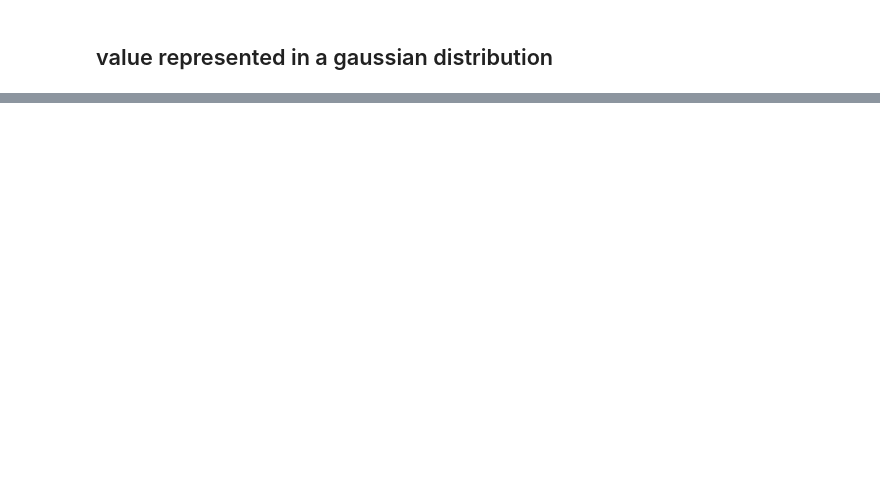
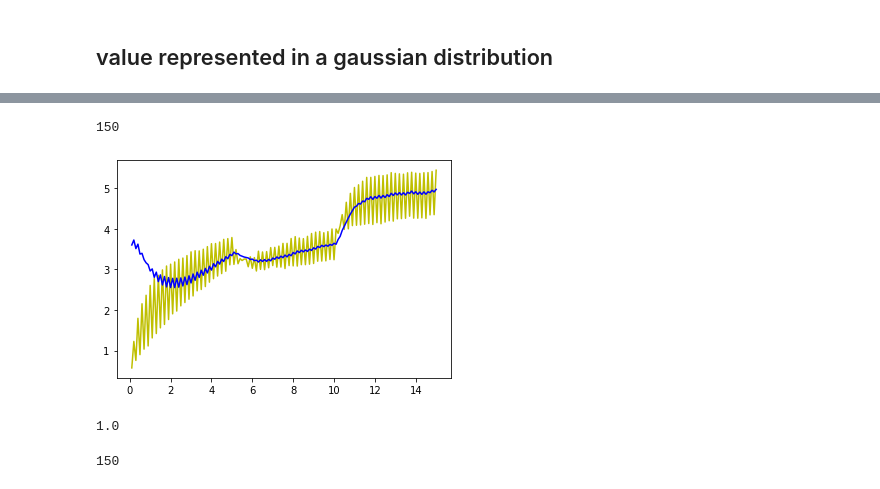
Before and after one commit to Kikumu/Computational-science-practice, a Jupyter notebook: Untitled.ipynb, the cells around one changed output, grey strips where cells are left out. Drawn from its saved outputs; the diff is of its cells as text; code cells hidden in the pictures; blank space fills up the shorter version.

```diff
--- a/Untitled.ipynb
+++ b/Untitled.ipynb
@@ -452,0 +415,30 @@ print(x_exact_save1)
+# %%
+def predict(noise2,weights2):
+    net_sum = 0
+    net_sum = weights2[0]
+    net_sum += weights2[1]*noise2
+    activation2 = sigmoid_activation(net_sum)
+    return activation2, net_sum
+# %%
+def train_weights(array, lr, loops):
+    weights3 = [-0.10,rand.uniform(0,1)]
+    for loop in range(loops):
+        net_array = []
+        sum_error = 0.0
+        for a in array:
+            prediction, netwrk_sum = predict(a,weights3)
+            Target = a
+            delta = Target - prediction
+            error = delta
+            net_array.append(prediction)
+            #weights3[0] = weights3[0] + lr * delta * a #bias
+            weights3_change_bias= -lr*Target*error
+            weights3[0] = weights3[0] + weights3_change_bias
+            #print("Target",Target)
+            #weights3[1] = weights3[1] + lr * delta * a #weight
+            weights3_change= -lr*Target*error
+            weights3[1] = weights3[1] + weights3_change
+            #print("weight",weights3[1])
+            sum_error += error**2
+        print('>epoch=%d, lrate=%.3f, error=%.3f' % (loop, lr, error))
+    return net_array
@@ -452,0 +473,3 @@ print(x_exact_save1)
+# %%
+#es = [1,rand.uniform(0,1)]
+w1 = train_weights(x_noise, 0.006531,10)
@@ -452,0 +487,25 @@ print(x_exact_save1)
+# %%
+len(w1)
+# %% [output]
+150
+# %%
+y_axis = w1 #random_vals
+y = x_noise
+y1 = x_noise
+x_axis = x = t_save1
+#x = t_array
+plt.plot(x,y1,"y") #actual
+plt.plot(x_axis,y_axis,"b")#noise
+plt.show()
+#IF MEAN INCREASED IT GOES TOO FAR UP(0R LOW)
+#IF STD DEVIATION INCREASED MORE NOISE IS GENERATED WITHIN LINE
+# %% [output]
+[figure, added]
+# %%
+w1[149]
+# %% [output]
+1.0
+# %%
+len(w1)
+# %% [output]
+150
```
Also changed, not shown: parts of 29 cells of this notebook.
